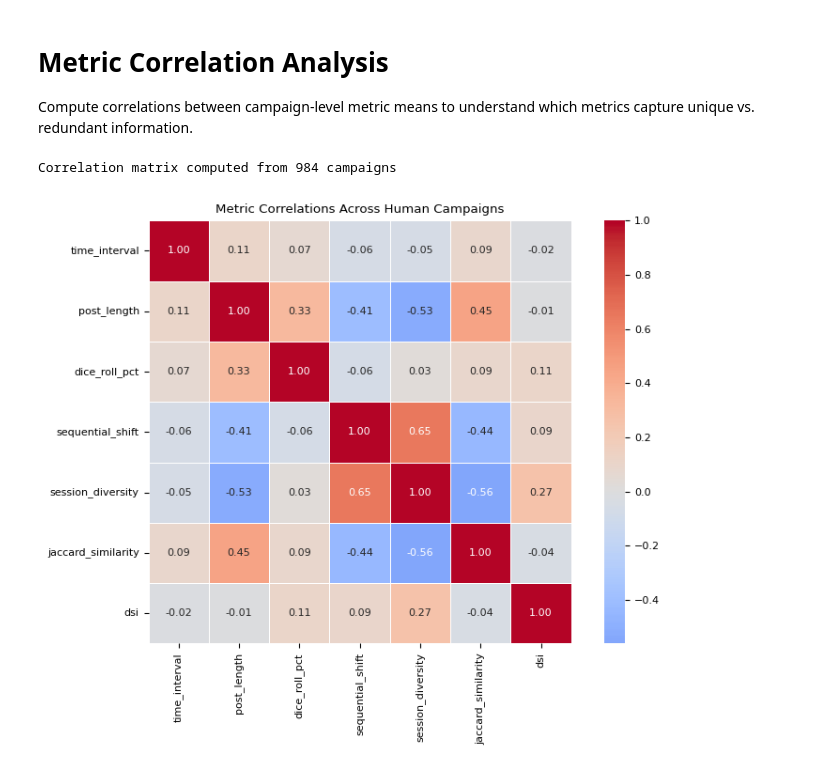
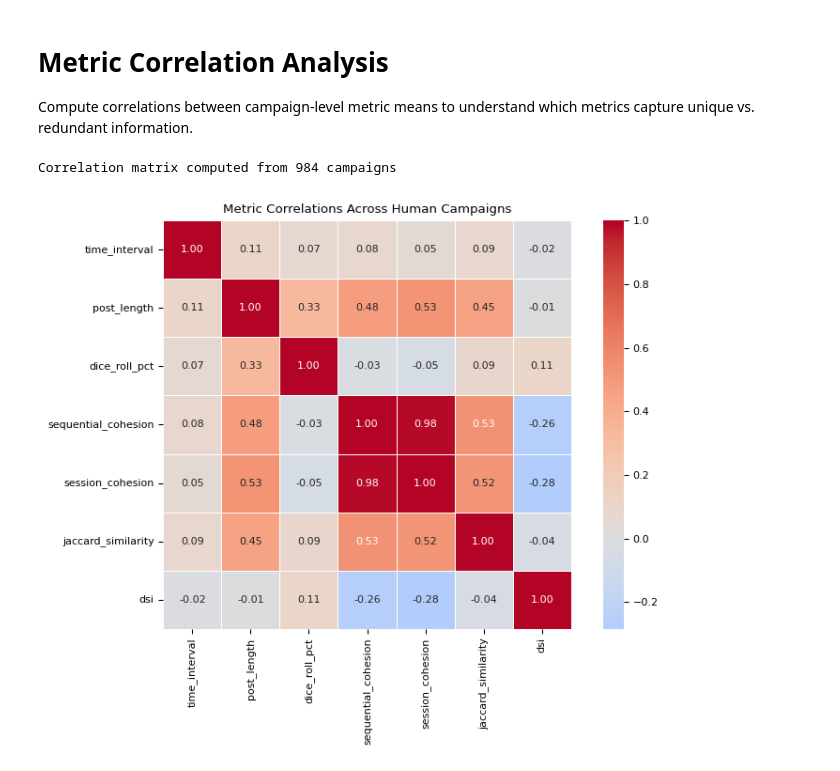
Before and after one commit to AnnieStephenson/dnd-dynamics, a Jupyter notebook: tutorials/game_log_analysis_tutorial.ipynb, the cells around one changed output. Cells and saved outputs as stored; diff of their text form; code cells hidden in the pictures.

```diff
--- a/tutorials/game_log_analysis_tutorial.ipynb
+++ b/tutorials/game_log_analysis_tutorial.ipynb
@@ -770,9 +853,9 @@ dsi_metrics_all_human = all_metrics_all_human['dsi']
 # Aggregate all data
 time_intervals_all_human = []
 post_lengths_all_human = []
-creativity_1_all_human = []
-creativity_2_all_human = []
-cohesion_all_human = []
+session_cohesion_all_human = []
+sequential_cohesion_all_human = []
+jaccard_all_human = []
 dsi_all_human = []
 
 for name in dfs_all_human.keys():
@@ -782,14 +865,14 @@ for name in dfs_all_human.keys():
     post_lengths_all_human.append(
         basic_metrics_all_human[name]['post_lengths_overall']['overall']['word_counts_data']
     )
-    creativity_1_all_human.append(
-        np.array(semantic_metrics_all_human[name]['session_novelty']['mean_distance'])
+    session_cohesion_all_human.append(
+        np.array(semantic_metrics_all_human[name]['session_cohesion']['mean_similarity'])
     )
-    creativity_2_all_human.append(
-        np.array(semantic_metrics_all_human[name]['semantic_distances'])
+    sequential_cohesion_all_human.append(
+        np.array(semantic_metrics_all_human[name]['sequential_cohesion'])
     )
     if jaccard_metrics_all_human[name] is not None:
-        cohesion_all_human.append(
+        jaccard_all_human.append(
             np.array(jaccard_metrics_all_human[name]['session_cohesion_scores'])
         )
     dsi_all_human.append(
@@ -799,15 +882,15 @@ for name in dfs_all_human.keys():
 # Concatenate
 time_intervals_all_human = np.concatenate(time_intervals_all_human)
 post_lengths_all_human = np.concatenate(post_lengths_all_human)
-creativity_1_all_human = np.concatenate(creativity_1_all_human)
-creativity_2_all_human = np.concatenate(creativity_2_all_human)
-cohesion_all_human = np.concatenate(cohesion_all_human)
+session_cohesion_all_human = np.concatenate(session_cohesion_all_human)
+sequential_cohesion_all_human = np.concatenate(sequential_cohesion_all_human)
+jaccard_all_human = np.concatenate(jaccard_all_human)
 dsi_all_human = np.concatenate(dsi_all_human)
 
 print(f"Data points - Time intervals: {len(time_intervals_all_human)}, "
       f"Post lengths: {len(post_lengths_all_human)}, "
-      f"Creativity 1: {len(creativity_1_all_human)}, "
-      f"Creativity 2: {len(creativity_2_all_human)}, "
-      f"Cohesion: {len(cohesion_all_human)}, "
+      f"Session cohesion: {len(session_cohesion_all_human)}, "
+      f"Sequential cohesion: {len(sequential_cohesion_all_human)}, "
+      f"Jaccard: {len(jaccard_all_human)}, "
       f"DSI: {len(dsi_all_human)}")
 # %% [output]
@@ -902,34 +985,34 @@ for name in dfs_all_human.keys():
         'time_interval': basic_metrics_all_human[name]['time_intervals_overall']['overall']['mean_hours'],
         'post_length': basic_metrics_all_human[name]['post_lengths_overall']['overall']['mean_words'],
         'dice_roll_pct': basic_metrics_all_human[name]['dice_roll_frequency']['roll_percentage'],
-        'sequential_shift': np.nanmean(semantic_metrics_all_human[name]['semantic_distances']),
-        'session_diversity': semantic_metrics_all_human[name]['session_novelty']['mean_distance'].mean(),
+        'sequential_cohesion': np.nanmean(semantic_metrics_all_human[name]['sequential_cohesion']),
+        'session_cohesion': semantic_metrics_all_human[name]['session_cohesion']['mean_similarity'].mean(),
         'dsi': dsi_metrics_all_human[name]['time_averaged_dsi'],
     }
     # Handle potential None for jaccard
     if jaccard_metrics_all_human[name] is not None:
         row['jaccard_similarity'] = np.mean(jaccard_metrics_all_human[name]['session_cohesion_scores'])
     else:
         row['jaccard_similarity'] = np.nan
 
     correlation_data.append(row)
 
 corr_df = pd.DataFrame(correlation_data)
 
 # Compute correlation matrix (exclude campaign name column)
 metric_cols = ['time_interval', 'post_length', 'dice_roll_pct',
-               'sequential_shift', 'session_diversity', 'jaccard_similarity', 'dsi']
+               'sequential_cohesion', 'session_cohesion', 'jaccard_similarity', 'dsi']
 corr_matrix = corr_df[metric_cols].corr()
 
 # Plot with seaborn
 plt.figure(figsize=(8, 6))
 sns.heatmap(corr_matrix, annot=True, cmap='coolwarm', center=0,
             fmt='.2f', square=True, linewidths=0.5)
 plt.title('Metric Correlations Across Human Campaigns')
 plt.tight_layout()
 plt.savefig(OUTPUT_DIR / 'metric_correlations.png', dpi=300)
 
 print(f"Correlation matrix computed from {len(corr_df)} campaigns")
 # %% [output]
 Correlation matrix computed from 984 campaigns
-[figure, old version]
+[figure, new version]
```
Also changed, not shown: parts of 8 cells of this notebook, 3 other files.
